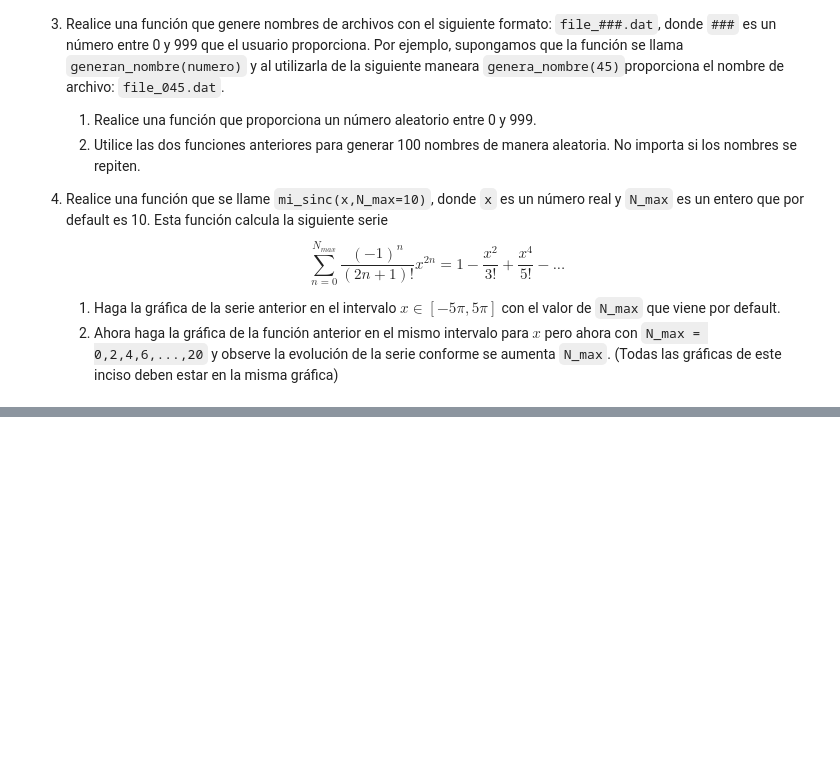
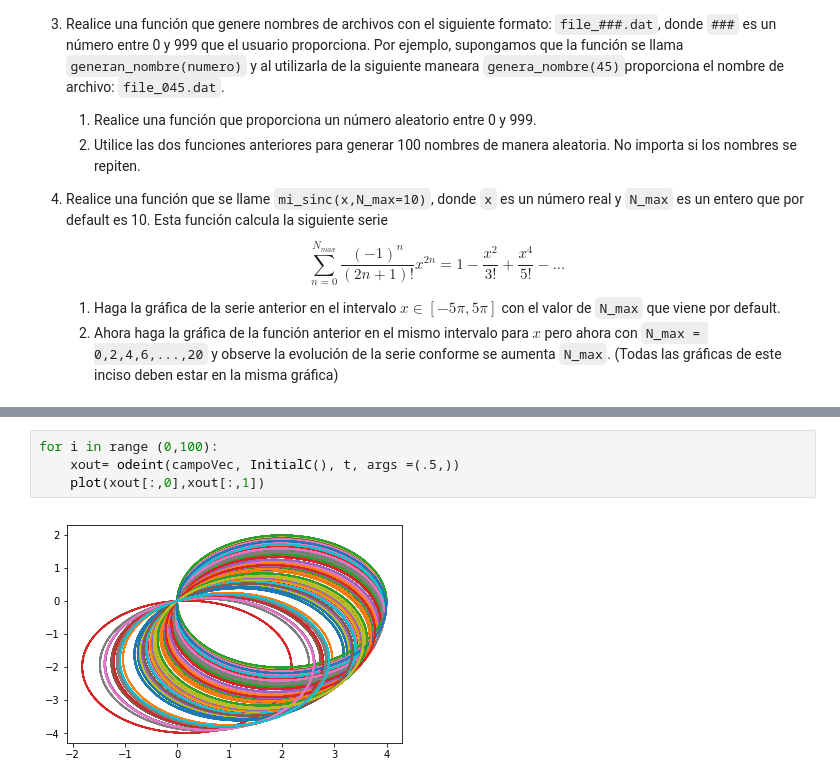
Before and after one commit to algoritmos-2019-2/clase-1-Ibarron, a Jupyter notebook: Repaso_2.ipynb, the cells around one changed output, grey strips where cells are left out. Saved outputs shown, nothing was run; the diff lists cells and outputs as text; blank space fills up the shorter version.

```diff
--- a/Repaso_2.ipynb
+++ b/Repaso_2.ipynb
@@ -29,0 +184,6 @@ $$
+# %%
+for i in range (0,100):
+    xout= odeint(campoVec, InitialC(), t, args =(.5,))
+    plot(xout[:,0],xout[:,1])
+# %% [output]
+[figure, added]
```
Also changed, not shown: parts of 25 cells of this notebook, 6 other files.
